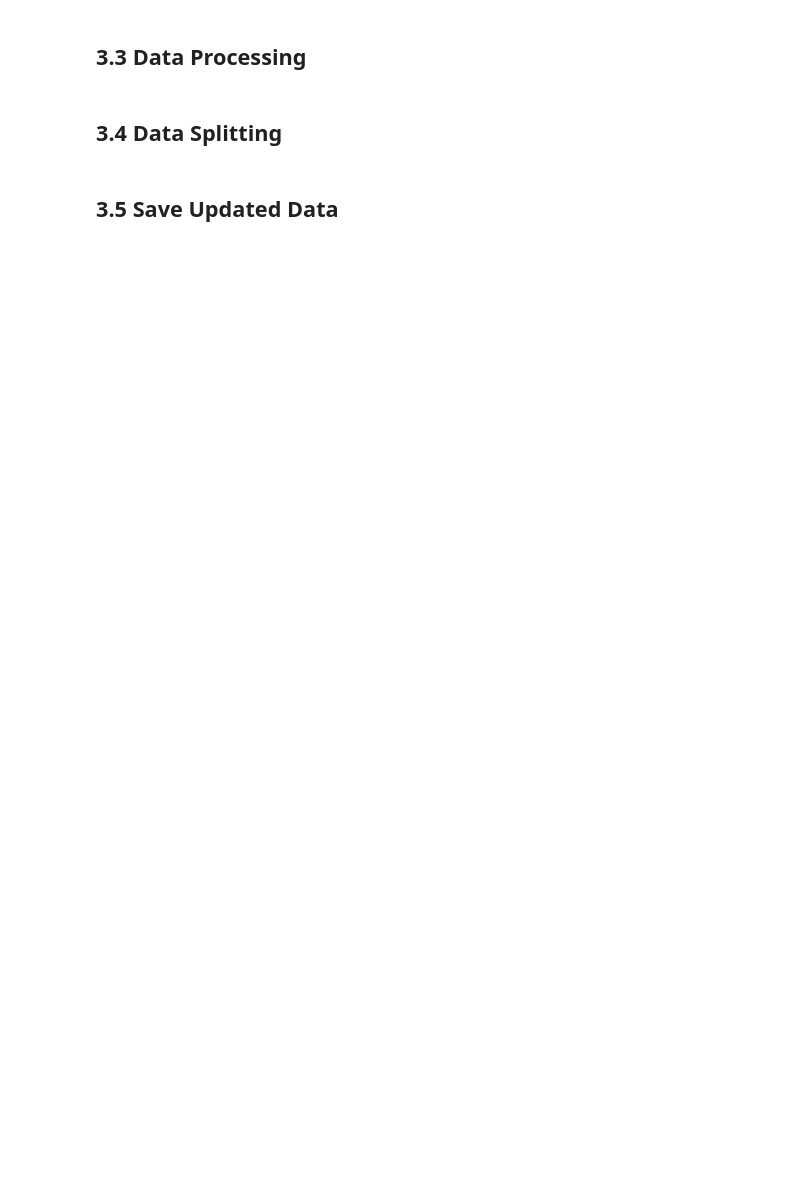
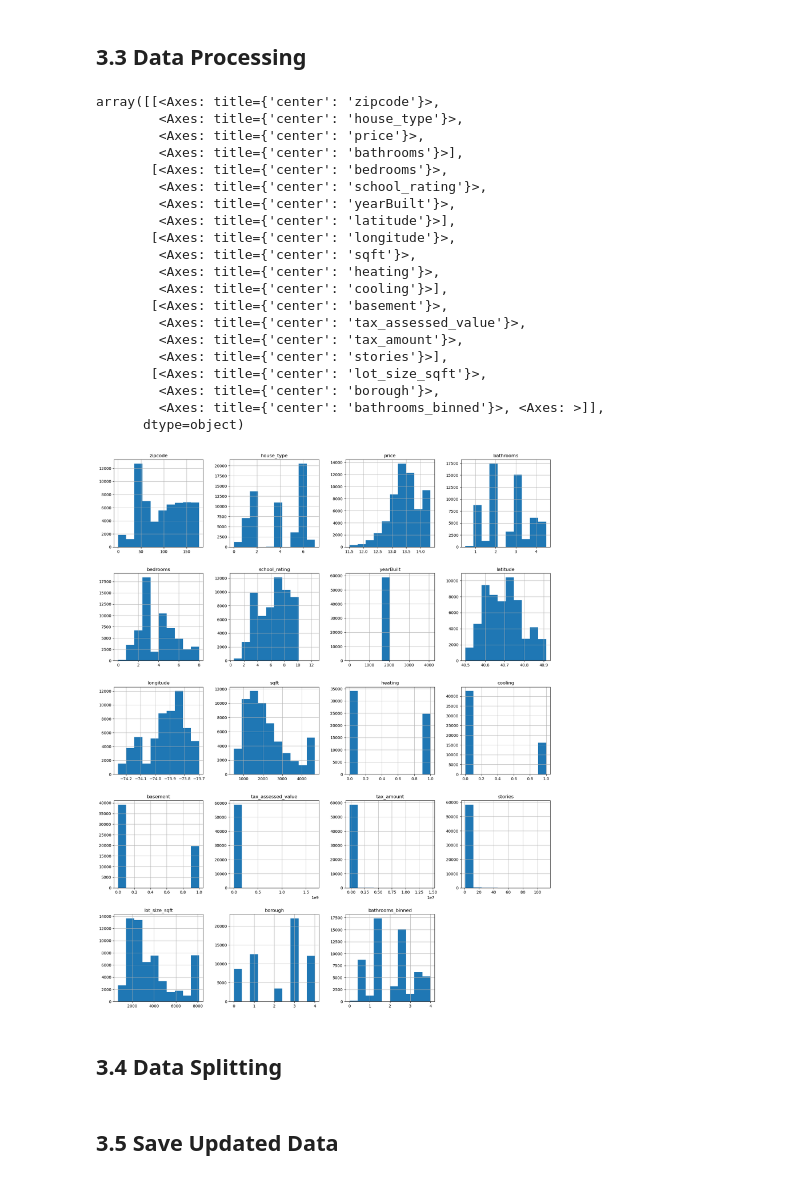
Before and after one commit to Hdubbs81/RealEstate-Insight-Capstone, a Jupyter notebook: 3. RealEstate_Insight_Pre-Processing.ipynb, the cells around one changed output. Drawn from its saved outputs; the diff is of its cells as text; code cells hidden in the pictures; blank space fills up the shorter version.

```diff
--- a/3. RealEstate_Insight_Pre-Processing.ipynb
+++ b/3. RealEstate_Insight_Pre-Processing.ipynb
@@ -57,0 +63,8 @@ preprocessor = ColumnTransformer(
+# %%
+# Replace less frequent categories with 'Other'
+counts = df['house_type'].value_counts()
+mask = df['house_type'].isin(counts[counts < 130].index)
+df.loc[mask, 'house_type'] = 'Other'
+
+# Convert house_type to categorical
+df['house_type'] = pd.Categorical(df['house_type'])
@@ -58,2 +80,29 @@ preprocessor = ColumnTransformer(
+# %%
+# Let's check the distribution of our features to better understand a better type of imputation
+fig = plt.figure(figsize = (20,25))
+ax = fig.gca()
+df.hist(ax = ax)
+# %% [output]
+array([[<Axes: title={'center': 'zipcode'}>,
+        <Axes: title={'center': 'house_type'}>,
+        <Axes: title={'center': 'price'}>,
+        <Axes: title={'center': 'bathrooms'}>],
+       [<Axes: title={'center': 'bedrooms'}>,
+        <Axes: title={'center': 'school_rating'}>,
+        <Axes: title={'center': 'yearBuilt'}>,
+        <Axes: title={'center': 'latitude'}>],
+       [<Axes: title={'center': 'longitude'}>,
+        <Axes: title={'center': 'sqft'}>,
+        <Axes: title={'center': 'heating'}>,
+        <Axes: title={'center': 'cooling'}>],
+       [<Axes: title={'center': 'basement'}>,
+        <Axes: title={'center': 'tax_assessed_value'}>,
+        <Axes: title={'center': 'tax_amount'}>,
+        <Axes: title={'center': 'stories'}>],
+       [<Axes: title={'center': 'lot_size_sqft'}>,
+        <Axes: title={'center': 'borough'}>,
+        <Axes: title={'center': 'bathrooms_binned'}>, <Axes: >]],
+      dtype=object)
+[figure, added]
 # %% [markdown]
 ## 3.4 Data Splitting
```
Also changed, not shown: parts of 12 cells of this notebook.
